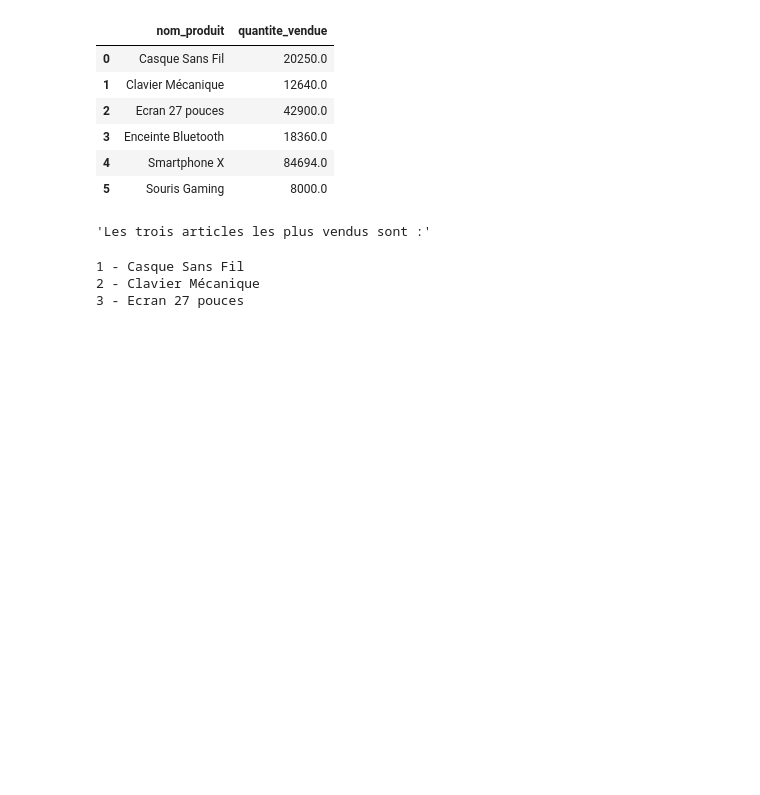
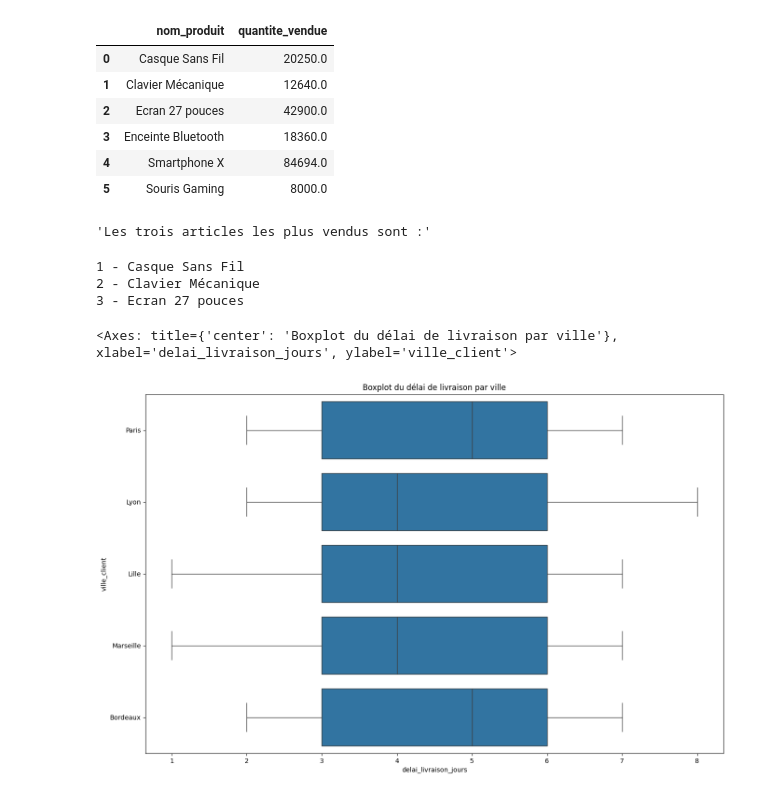
Before and after one commit to Harlequelrah/vente_technova_analysis, a Jupyter notebook: ventes_technova.ipynb, the cells around one changed output. Cells and saved outputs as stored; diff of their text form; code cells hidden in the pictures; blank space fills up the shorter version.

Commit message:
- boxplot du délai de livraison par ville - graphique sur l'evolution du chiffre d'affaire par mois

```diff
--- a/ventes_technova.ipynb
+++ b/ventes_technova.ipynb
@@ -154,3 +156,11 @@ for  i in range(3) :
 1 - Casque Sans Fil
 2 - Clavier Mécanique
 3 - Ecran 27 pouces
+# %%
+# Boxplot du délai de livraison par ville
+plt.figure(figsize=(16,10))
+plt.title("Boxplot du délai de livraison par ville")
+sns.boxplot(data=data, x="delai_livraison_jours",y='ville_client')
+# %% [output]
+<Axes: title={'center': 'Boxplot du délai de livraison par ville'}, xlabel='delai_livraison_jours', ylabel='ville_client'>
+[figure, added]
```
Also changed, not shown: parts of 4 cells of this notebook.
